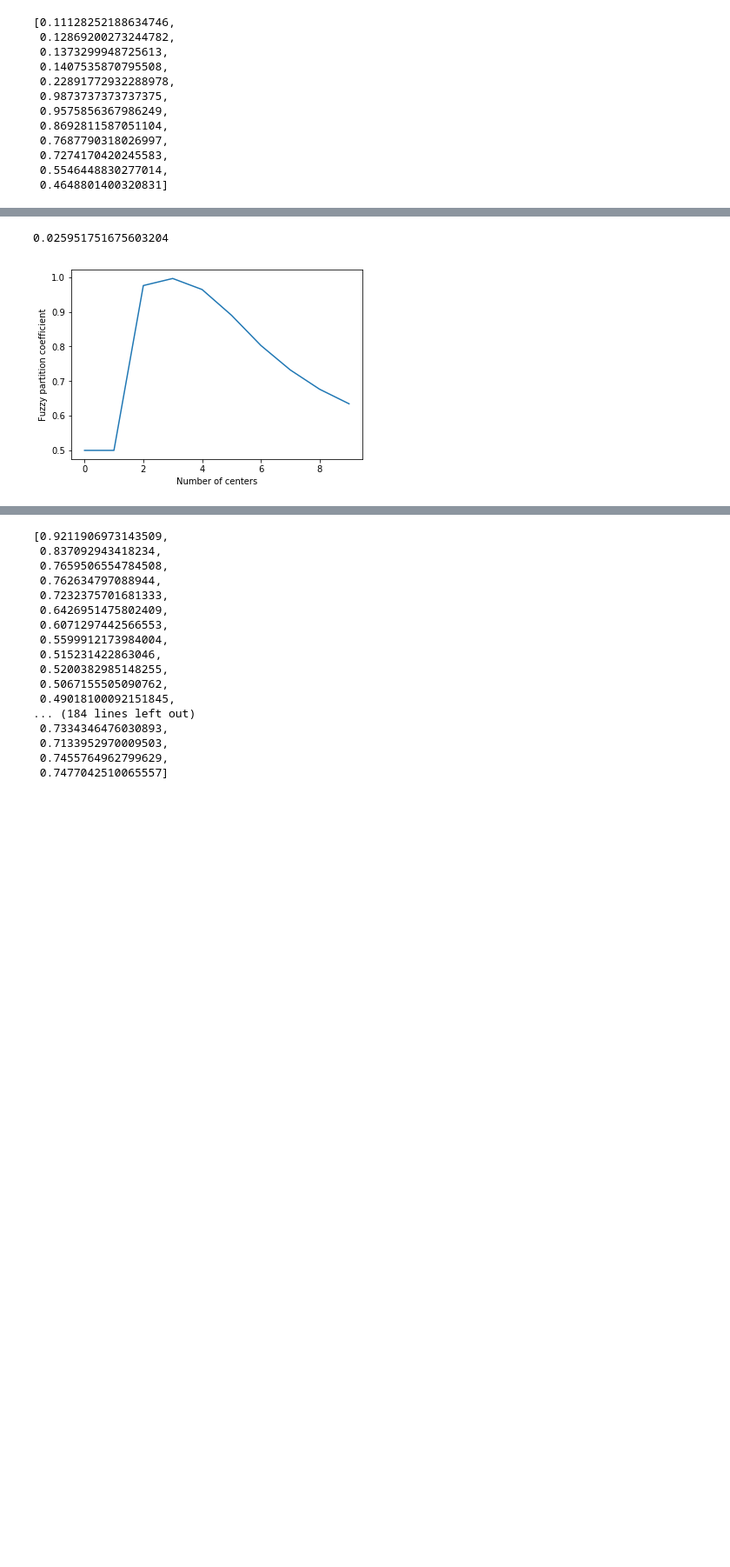
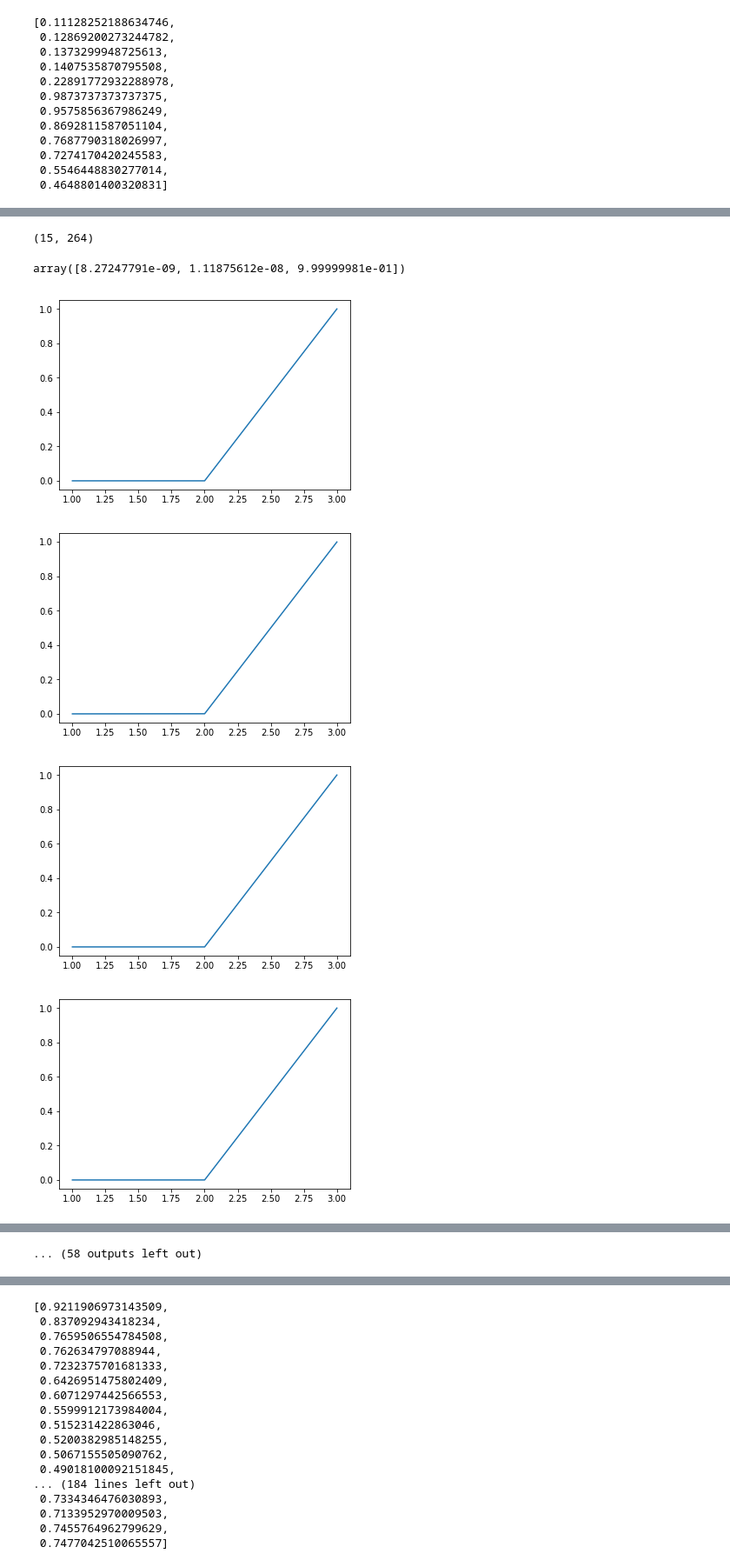
Before and after one commit to cs230-team/bug-mining, a Jupyter notebook: Final.ipynb, the cells around one changed output, grey strips where cells are left out. Shown: that part at 87% size. Saved outputs shown, nothing was run; the diff lists cells and outputs as text; code cells hidden in the pictures; blank space fills up the shorter version.

```diff
--- a/Final.ipynb
+++ b/Final.ipynb
@@ -109,4 +109,4 @@ fpc_val1
  0.5546448830277014,
  0.4648801400320831]
 # %%
-cntr, u, u_0, d, jm, p, fpc = fuzz.cmeans(my_data, 14, m_val, error = 0.0001, maxiter = 10000)
+cntr, u, u_0, d, jm, p, fpc = fuzz.cmeans(my_data, 15, 1.1, error = 0.0001, maxiter = 10000)
@@ -133,12 +112,0 @@ fpcs[450]
-# %%
-max(val_range)
-# %% [output]
-0.025951751675603204
-# %%
-fig, ax = plt.subplots()
-ax.plot(np.r_[0:10], fpcs[:10])
-ax.set_xlabel("Number of centers")
-ax.set_ylabel("Fuzzy partition coefficient")
-plt.show()
-# %% [output]
-[figure, removed]
@@ -144,0 +115,18 @@ plt.show()
+# %%
+u.shape
+# %% [output]
+(15, 264)
+# %%
+u[np.argsort(u[:, 0])[-3:], 0]
+# %% [output]
+array([8.27247791e-09, 1.11875612e-08, 9.99999981e-01])
+# %%
+for i in range(264):
+    plt.figure()
+    plt.plot([1, 2, 3], u[np.argsort(u[:, i])[-3:], i])
+    plt.show()
+# %% [output]
+[figure, added]
+[figure, added]
+[figure, added]
+[figure, added]
@@ -144,0 +141 @@ plt.show()
+... (58 outputs left out)
```
Also changed, not shown: parts of 11 cells of this notebook.
